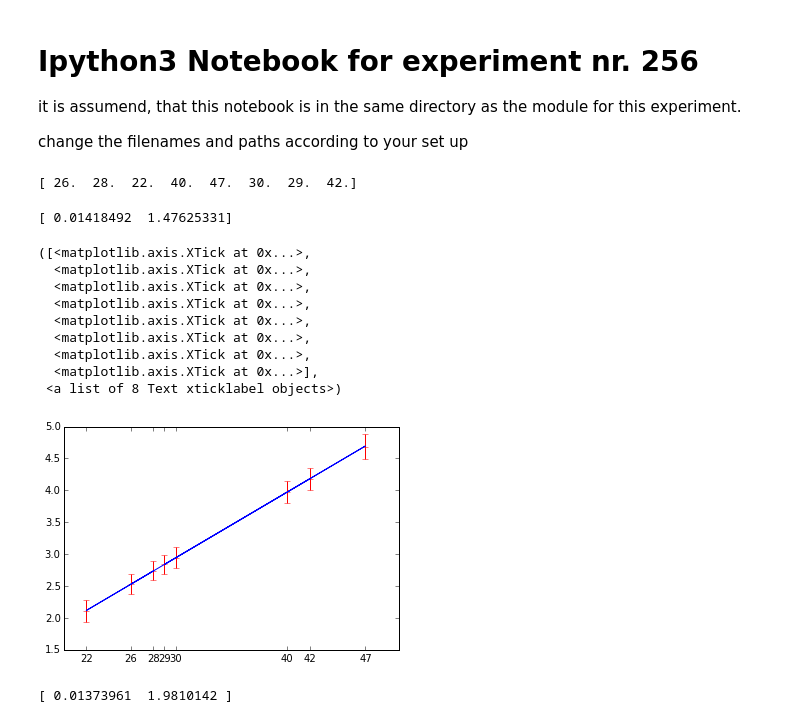
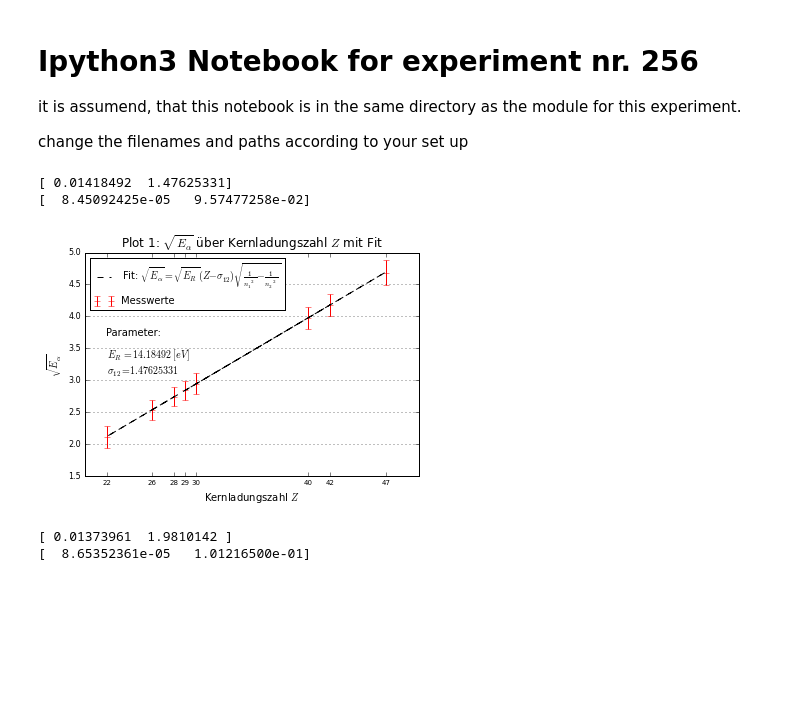
Before and after one commit to krauthex/AP2.2, a Jupyter notebook: v256/v256.ipynb, the cells around one changed output. Drawn from its saved outputs; the diff is of its cells as text; code cells hidden in the pictures; blank space fills up the shorter version.

Commit message:
finished plots with cosmetics

```diff
--- a/v256/v256.ipynb
+++ b/v256/v256.ipynb
@@ -26,9 +26,7 @@ e_alpha_err = np.array([i[2] for i in data_alpha])
 sqrt_e_alpha = np.array([i[3] for i in data_alpha])
 sqrt_e_alpha_err = np.array([i[4] for i in data_alpha])
 
-print(z)
+#print(z)
-# %% [output]
-[ 26.  28.  22.  40.  47.  30.  29.  42.]
 # %%
 ## defining the function for the fit:
 ## z, n1, n2 are fixed. Er, sigma12 are free parameters
@@ -44,25 +42,28 @@ n1 = 1
 n2 = 2
 popt, pcov = curve_fit(e_fit, (z,n1,n2), sqrt_e_alpha, sigma=sqrt_e_alpha_err ,p0=[1, 1])
 
-test = e_fit((z,n1,n2), *popt)
+fit = e_fit((z,n1,n2), *popt)
 print(popt)
+print(np.sqrt(np.diag(pcov)))
 # %% [output]
 [ 0.01418492  1.47625331]
+[  8.45092425e-05   9.57477258e-02]
-# %%
-plt.errorbar(z, sqrt_e_alpha, yerr=e_alpha_err, fmt='+r')
-plt.plot(z, test)
-plt.xticks(z)
-# %% [output]
-([<matplotlib.axis.XTick at 0x...>,
-  <matplotlib.axis.XTick at 0x...>,
-  <matplotlib.axis.XTick at 0x...>,
-  <matplotlib.axis.XTick at 0x...>,
-  <matplotlib.axis.XTick at 0x...>,
-  <matplotlib.axis.XTick at 0x...>,
-  <matplotlib.axis.XTick at 0x...>,
-  <matplotlib.axis.XTick at 0x...>],
- <a list of 8 Text xticklabel objects>)
-[figure, removed]
+# %%
+plt.errorbar(z, sqrt_e_alpha, yerr=e_alpha_err, fmt='+r', label='Messwerte')
+plt.plot(z, fit, 'k--', label='Fit: $\sqrt{E_{\\alpha}} = \sqrt{E_R}(Z-\\sigma_{12})\sqrt{\\frac{1}{{n_1}^2} - \\frac{1}{{n_2}^2}}$')
+plt.xticks(z, fontsize=7)
+plt.yticks(fontsize=8)
+plt.grid(axis='y')
+plt.title('Plot 1: $ \sqrt{E_{\\alpha}}$ über Kernladungszahl $Z$ mit Fit')
+plt.xlabel('Kernladungszahl $Z$')
+plt.ylabel('$ \sqrt{E_{\\alpha}}$')
+plt.text(22, 3.7, 'Parameter:')
+plt.text(22, 3.35, '$E_R = 14.18492 \ [eV]$')
+plt.text(22, 3.1, '$\\sigma_{12} = 1.47625331$')
+plt.legend(loc=0, fontsize = 10)
+plt.savefig('.data/plot1_Ealpha.pdf', format='pdf', dpi=100)
+# %% [output]
+[figure, added]
 # %%
 ## getting data from file
 data_beta = np.loadtxt('.data/data_list_beta.csv', delimiter=',', skiprows=1, usecols=(1,2,3,4,5))
@@ -80,7 +81,9 @@ n1 = 1
 n2 = 3
 popt, pcov = curve_fit(e_fit, (z,n1,n2), sqrt_e_beta, sigma=sqrt_e_beta_err ,p0=[1, 1])
 
-test = e_fit((z,n1,n2), *popt)
+fit = e_fit((z,n1,n2), *popt)
 print(popt)
+print(np.sqrt(np.diag(pcov)))
 # %% [output]
 [ 0.01373961  1.9810142 ]
+[  8.65352361e-05   1.01216500e-01]
```
Also changed, not shown: parts of 2 cells of this notebook.
